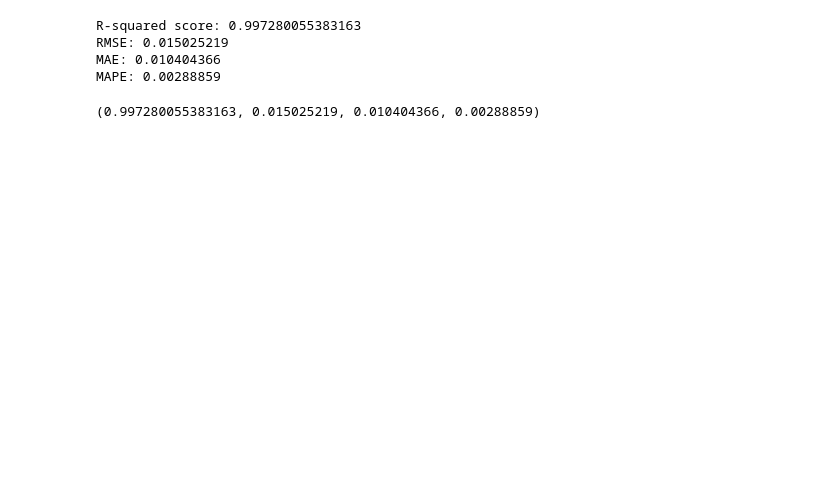
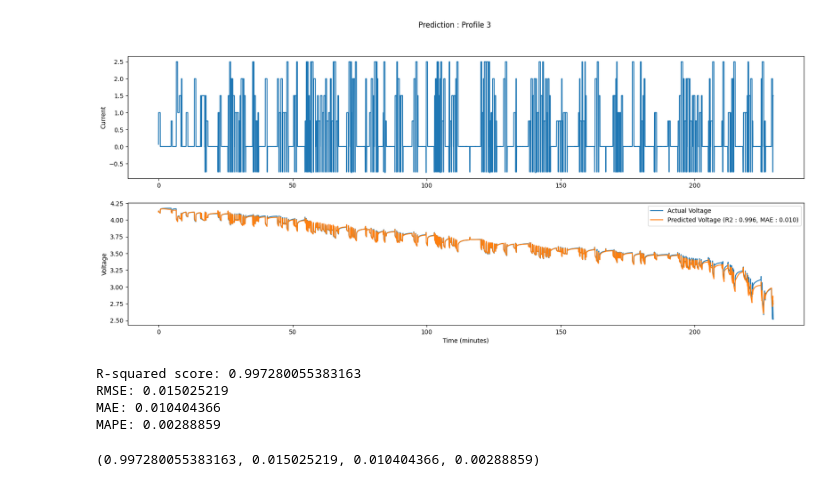
Before and after one commit to JakobSchmitt/RNN_Battery_Model, a Jupyter notebook: Evaluation/plot_profiles.ipynb, the cells around one changed output. Cells and saved outputs as stored; diff of their text form; code cells hidden in the pictures; blank space fills up the shorter version.

```diff
--- a/Evaluation/plot_profiles.ipynb
+++ b/Evaluation/plot_profiles.ipynb
@@ -25,23 +25,19 @@ pretrained_weights = "/home/mazin/Projects/Thesis/RNN/checkpoints/polar-sky-201/
 # %%
 rnn_model = EncoderDecoderGRU.load_from_checkpoint(pretrained_weights).to("cpu")
 # %%
-# profile = 2
+profile = 3
 
-actual_current_1, actual_voltage_1, predicted_voltage_1 = profile_predict(
-    rnn_model, curve_dir[1]
+actual_current, actual_voltage, predicted_voltage= profile_predict(
+    rnn_model, curve_dir[profile], decoder_input_length=1980
 )
-actual_current_2, actual_voltage_2, predicted_voltage_2 = profile_predict(
-    rnn_model, curve_dir[3]
+plot_profile(
+    actual_current,
+    actual_voltage,
+    predicted_voltage,
+    title=f"Prediction : Profile {profile}",
 )
-actual_current_3, actual_voltage_3, predicted_voltage_3 = profile_predict(
-    rnn_model, curve_dir[6]
-)
-# plot_profile(
-#     actual_current,
-#     actual_voltage,
-#     predicted_voltage,
-#     title=f"Prediction : Profile {profile}",
-# )
+# %% [output]
+[figure, added]
 # %%
 calculate_metrics(
     [actual_voltage_1, actual_voltage_2, actual_voltage_3],
```
Also changed, not shown: parts of 1 cell of this notebook, 4 other files.
